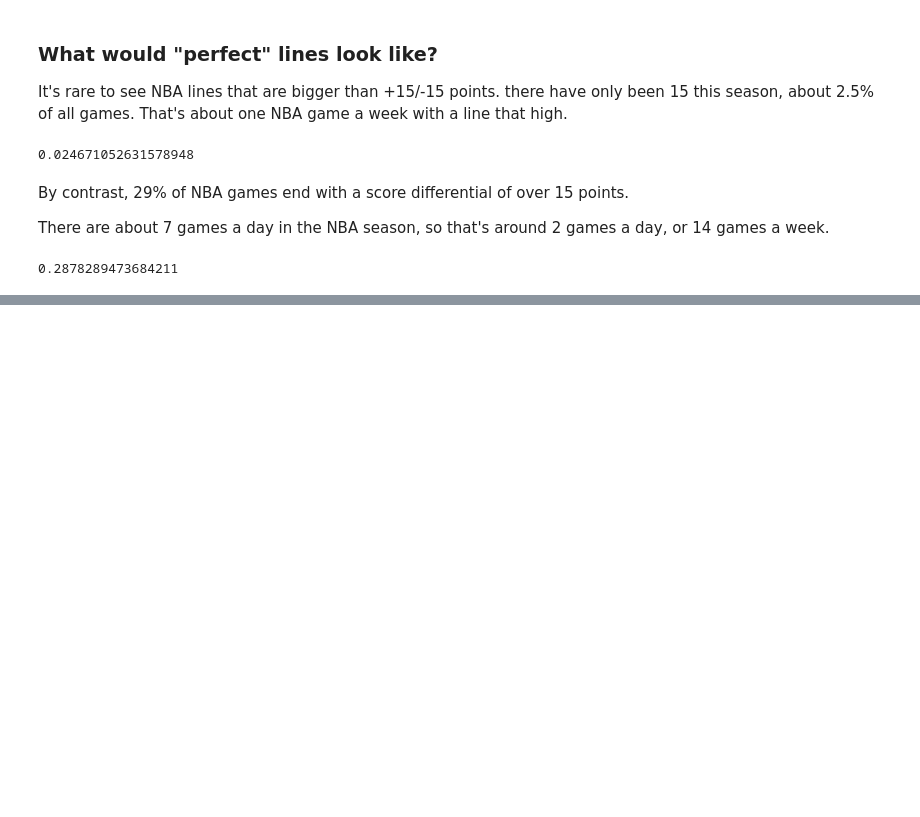
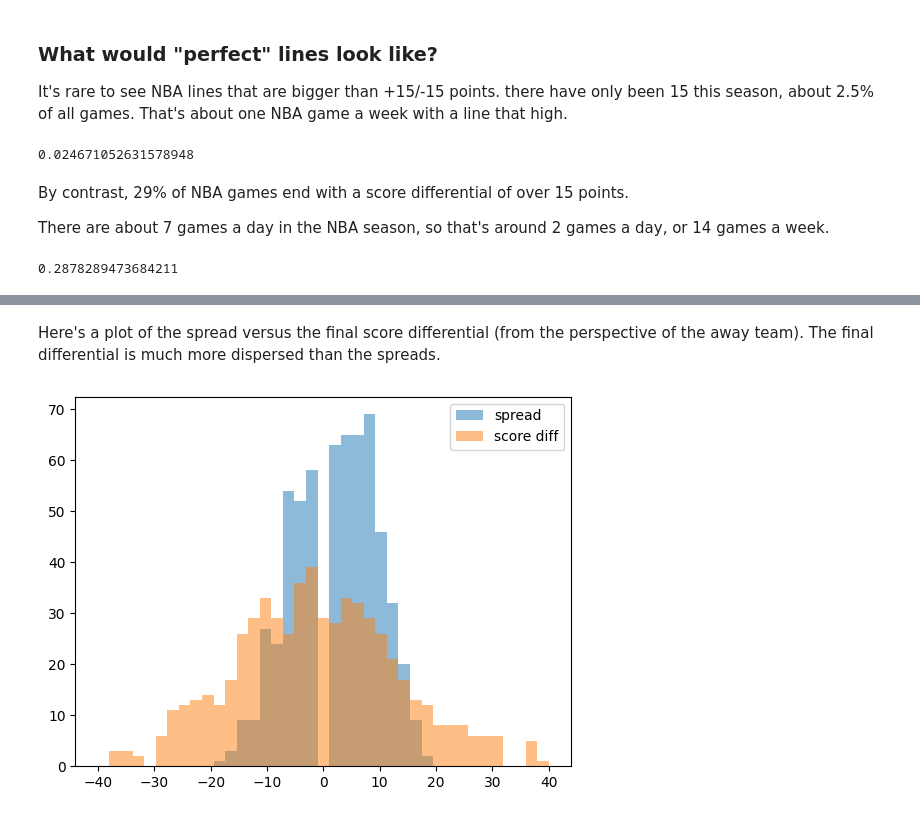
Before and after one commit to csdurfee/book, a Jupyter notebook: ep 2 LAST FAIR DEAL.ipynb, the cells around one changed output, grey strips where cells are left out. Cells and saved outputs as stored; diff of their text form; code cells hidden in the pictures; blank space fills up the shorter version.

```diff
--- a/ep 2 LAST FAIR DEAL.ipynb
+++ b/ep 2 LAST FAIR DEAL.ipynb
@@ -396,0 +450,13 @@ sum(abs(game_data.score_diff) > 15) / len(game_data)
+# %% [markdown]
+Here's a plot of the spread versus the final score differential (from the perspective of the away team). The final differential is much more dispersed than the spreads.
+# %%
+score_diff = game_data.score_diff.to_numpy()
+
+bins = np.linspace(-40, 40, 40)
+
+plt.hist(away_spread, bins, alpha=0.5, label='spread')
+plt.hist(score_diff, bins, alpha=0.5, label='score diff')
+plt.legend(loc='upper right')
+plt.show()
+# %% [output]
+[figure, added]
```
Also changed, not shown: parts of 18 cells of this notebook.
